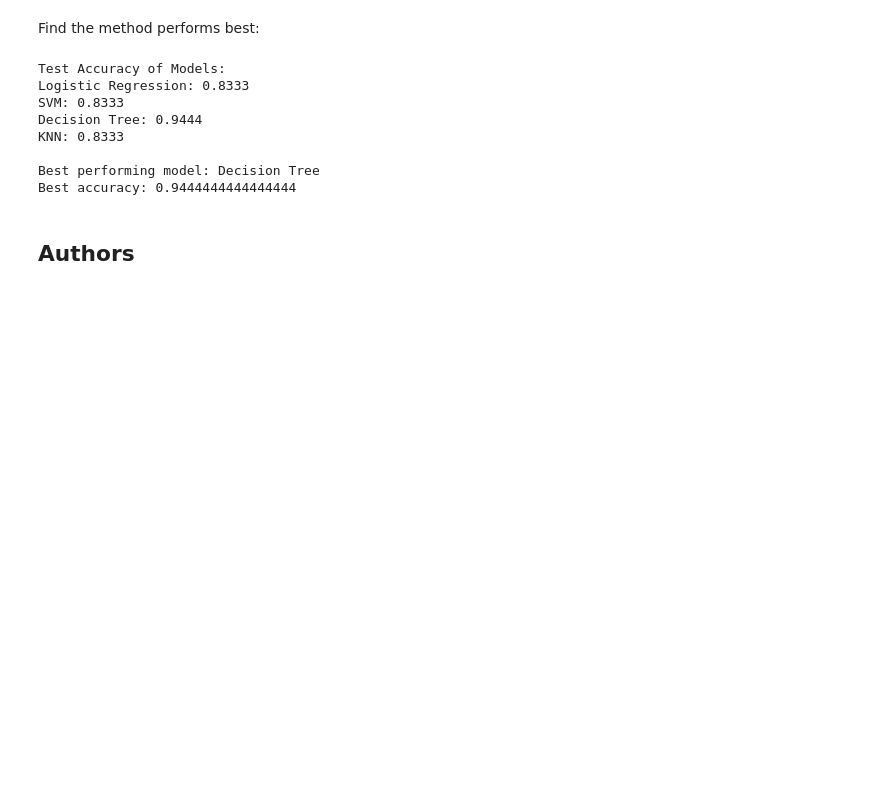
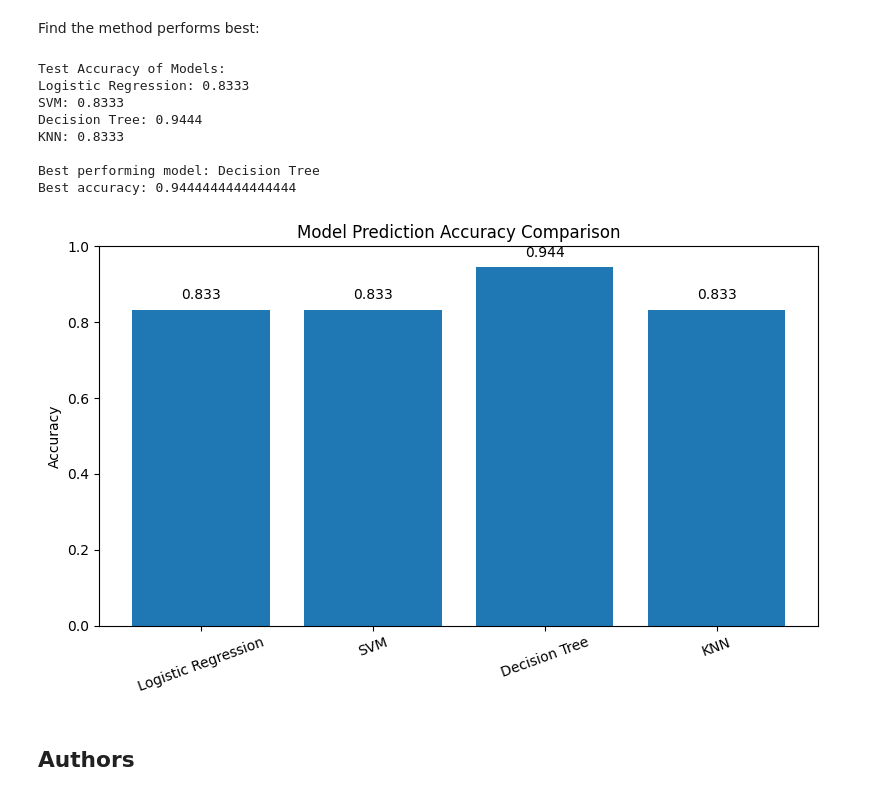
Before and after one commit to Qing117/IBM_Data_Science_Capstone_Project, a Jupyter notebook: 8_SpaceX_Machine Learning Prediction_Part_5.ipynb, the cells around one changed output. Saved outputs shown, nothing was run; the diff lists cells and outputs as text; code cells hidden in the pictures; blank space fills up the shorter version.

```diff
--- a/8_SpaceX_Machine Learning Prediction_Part_5.ipynb
+++ b/8_SpaceX_Machine Learning Prediction_Part_5.ipynb
@@ -177,6 +185,3 @@ Create a logistic regression object  then create a  GridSearchCV object  <code>l
 parameters ={'C':[0.01,0.1,1],
              'penalty':['l2'],
              'solver':['lbfgs']}
-# %%
-parameters ={"C":[0.01,0.1,1],'penalty':['l2'], 'solver':['lbfgs']}# l1 lasso l2 ridge
-lr=LogisticRegression()
@@ -350,10 +358,10 @@ plot_confusion_matrix(Y_test,yhat)
 Find the method performs best:
 # %%
 # Calculate test accuracy for each tuned model
-acc_logreg = logreg_cv.score(X_test, y_test)
-acc_svm = svm_cv.score(X_test, y_test)
-acc_tree = tree_cv.score(X_test, y_test)
-acc_knn = knn_cv.score(X_test, y_test)
+acc_logreg = logreg_cv.score(X_test, Y_test)
+acc_svm = svm_cv.score(X_test, Y_test)
+acc_tree = tree_cv.score(X_test, Y_test)
+acc_knn = knn_cv.score(X_test, Y_test)
 
 # Store in a dictionary for easy comparison
 results = {
@@ -381,6 +389,33 @@ KNN: 0.8333
 
 Best performing model: Decision Tree
 Best accuracy: 0.9444444444444444
+# %%
+# Create a bar chart to show the test accuracy for each model
+import matplotlib.pyplot as plt
+
+models = ["Logistic Regression", "SVM", "Decision Tree", "KNN"]
+accuracies = [acc_logreg, acc_svm, acc_tree, acc_knn]
+
+plt.figure(figsize=(8,5))
+
+bars = plt.bar(models, accuracies)
+
+plt.ylabel("Accuracy")
+plt.title("Model Prediction Accuracy Comparison")
+plt.ylim(0, 1)
+plt.xticks(rotation=20)
+
+for bar in bars:
+    height = bar.get_height()
+    plt.text(bar.get_x() + bar.get_width()/2,
+             height + 0.02,
+             f"{height:.3f}",
+             ha='center', va='bottom')
+
+plt.tight_layout()
+plt.show()
+# %% [output]
+[figure, added]
 # %% [markdown]
 ## Authors
 # %% [markdown]
```
Also changed, not shown: parts of 6 cells of this notebook.
